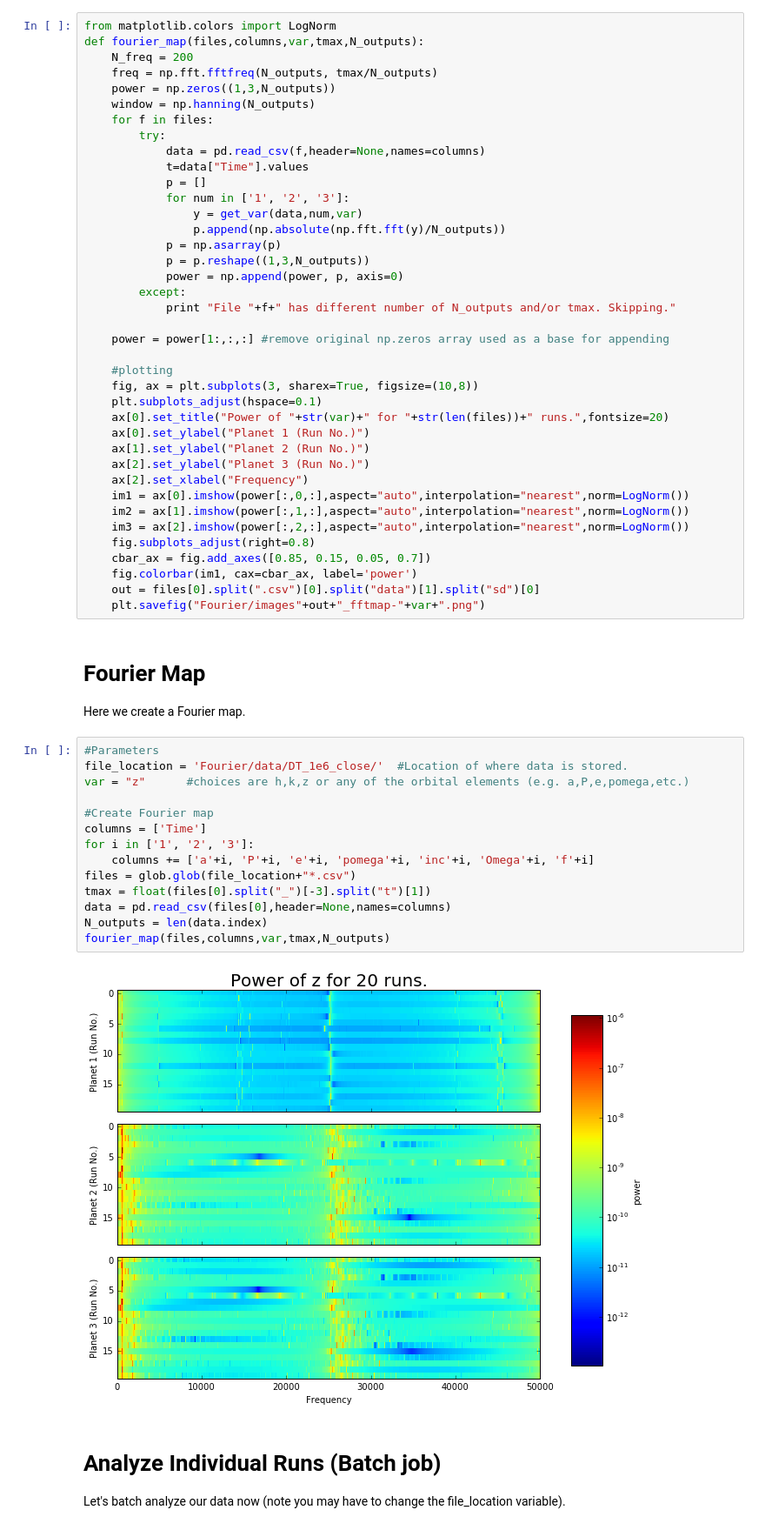
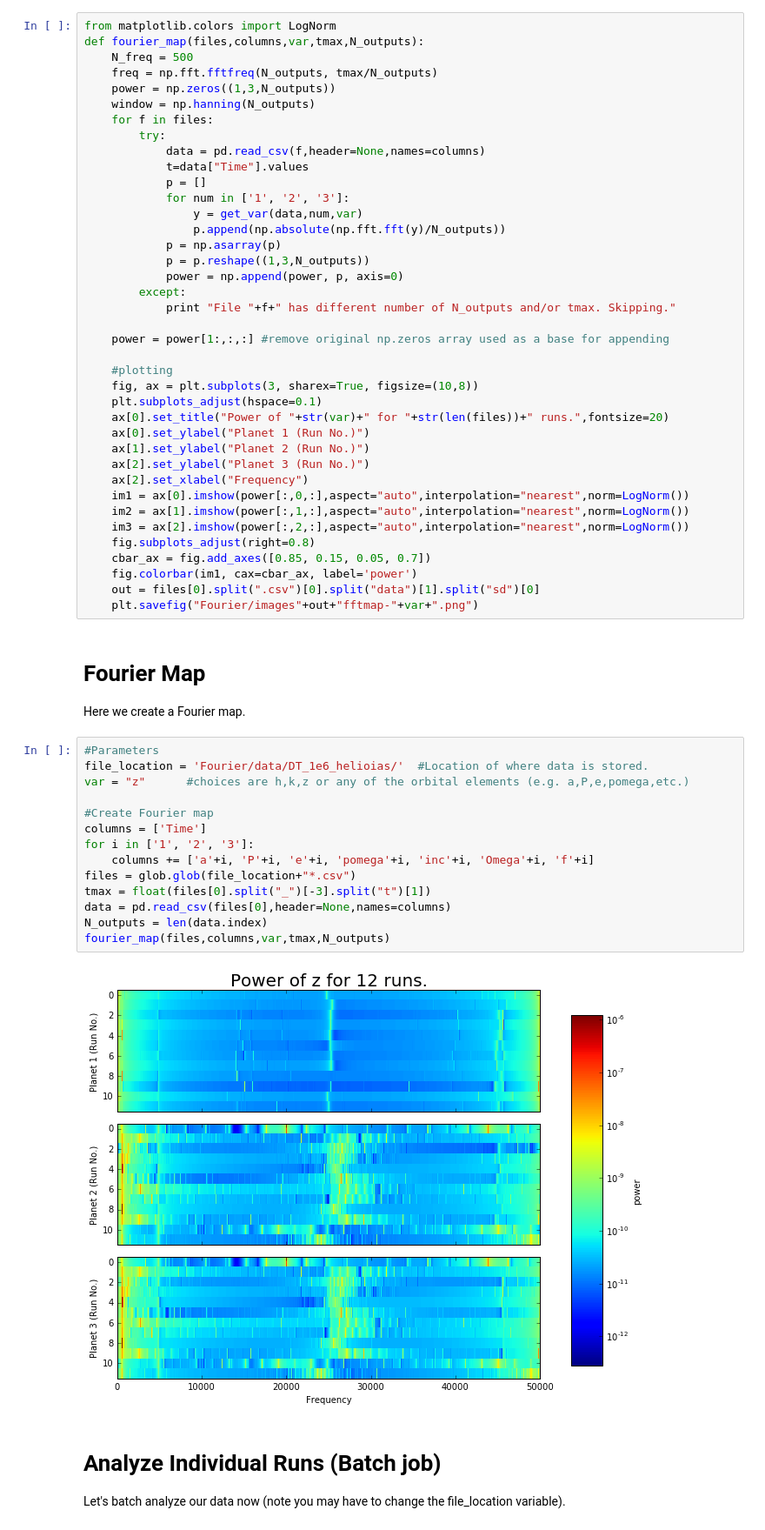
Before and after one commit to dtamayo/Stability, a Jupyter notebook: Analysis/Fourier_Analyze.ipynb, the cells around one changed output. Shown at 87% size. Cells and saved outputs as stored; diff of their text form.

Commit message:
Simulate higher sampling freq

```diff
--- a/Analysis/Fourier_Analyze.ipynb
+++ b/Analysis/Fourier_Analyze.ipynb
@@ -65,7 +76,7 @@ def fourier(data,var,tmax,N_outputs,output_name):
 # %%
 from matplotlib.colors import LogNorm
 def fourier_map(files,columns,var,tmax,N_outputs):
-    N_freq = 200
+    N_freq = 500
     freq = np.fft.fftfreq(N_outputs, tmax/N_outputs)
     power = np.zeros((1,3,N_outputs))
     window = np.hanning(N_outputs)
@@ -100,26 +111,26 @@ def fourier_map(files,columns,var,tmax,N_outputs):
     cbar_ax = fig.add_axes([0.85, 0.15, 0.05, 0.7])
     fig.colorbar(im1, cax=cbar_ax, label='power')
     out = files[0].split(".csv")[0].split("data")[1].split("sd")[0]
-    plt.savefig("Fourier/images"+out+"_fftmap-"+var+".png")
+    plt.savefig("Fourier/images"+out+"fftmap-"+var+".png")
 # %% [markdown]
 # Fourier Map
 Here we create a Fourier map.
 # %%
 #Parameters
-file_location = 'Fourier/data/DT_1e6_close/'  #Location of where data is stored.
+file_location = 'Fourier/data/DT_1e6_helioias/'  #Location of where data is stored.
 var = "z"      #choices are h,k,z or any of the orbital elements (e.g. a,P,e,pomega,etc.)
 
 #Create Fourier map
 columns = ['Time']
 for i in ['1', '2', '3']:
     columns += ['a'+i, 'P'+i, 'e'+i, 'pomega'+i, 'inc'+i, 'Omega'+i, 'f'+i]
 files = glob.glob(file_location+"*.csv")
 tmax = float(files[0].split("_")[-3].split("t")[1])
 data = pd.read_csv(files[0],header=None,names=columns)
 N_outputs = len(data.index)
 fourier_map(files,columns,var,tmax,N_outputs)
 # %% [output]
-[figure, old version]
+[figure, new version]
 # %% [markdown]
 # Analyze Individual Runs (Batch job)
 Let's batch analyze our data now (note you may have to change the file_location variable).
```
Also changed, not shown: parts of 3 cells of this notebook, 1 other file.
